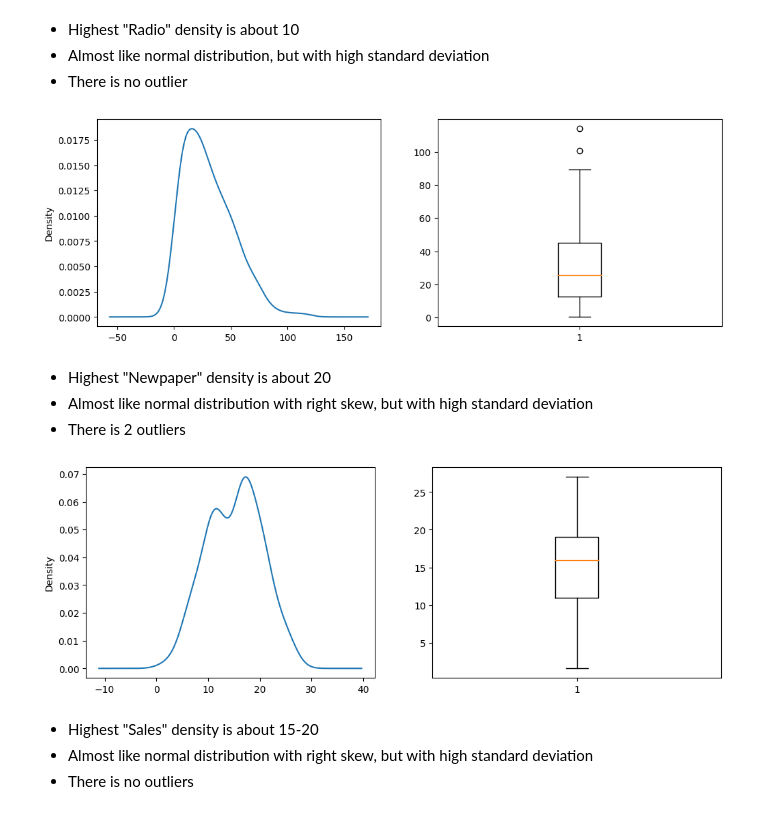
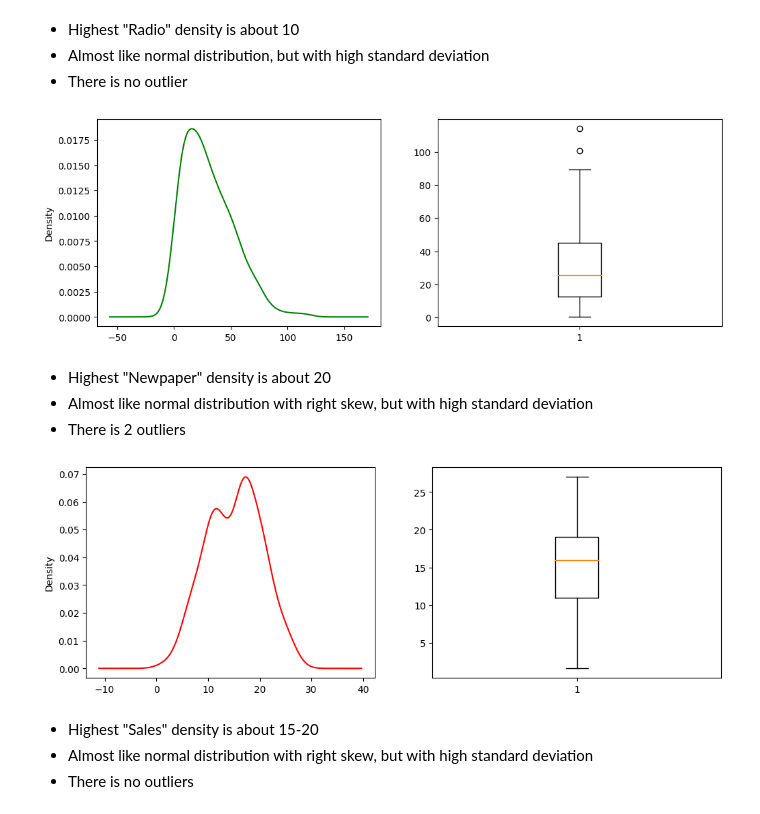
Before and after one commit to rifqinadzori/Sales-Prediction-Using-Simple-Linear-Regression, a Jupyter notebook: Modelling.ipynb, the cells around one changed output. Saved outputs shown, nothing was run; the diff lists cells and outputs as text; code cells hidden in the pictures.

```diff
--- a/Modelling.ipynb
+++ b/Modelling.ipynb
@@ -134,13 +139,13 @@ plt.show()
 f = plt.figure(figsize=(12,4))
 
 f.add_subplot(1,2,1)
-df['Newspaper'].plot(kind='kde')
+df['Newspaper'].plot(kind='kde', c='g')
 
 f.add_subplot(1,2,2)
 plt.boxplot(df['Newspaper'])
 plt.show()
 # %% [output]
-[figure, old version]
+[figure, new version]
 # %% [markdown]
 <ul>
 <li>Highest "Newpaper" density is about 20
@@ -149,15 +154,15 @@ plt.show()
 # %%
 #Univariate analysis Sales
 f = plt.figure(figsize=(12,4))
 
 f.add_subplot(1,2,1)
-df['Sales'].plot(kind='kde')
+df['Sales'].plot(kind='kde', c='r')
 
 f.add_subplot(1,2,2)
 plt.boxplot(df['Sales'])
 plt.show()
 # %% [output]
-[figure, old version]
+[figure, new version]
 # %% [markdown]
 <ul>
 <li>Highest "Sales" density is about 15-20
```
Also changed, not shown: parts of 1 cell of this notebook.
